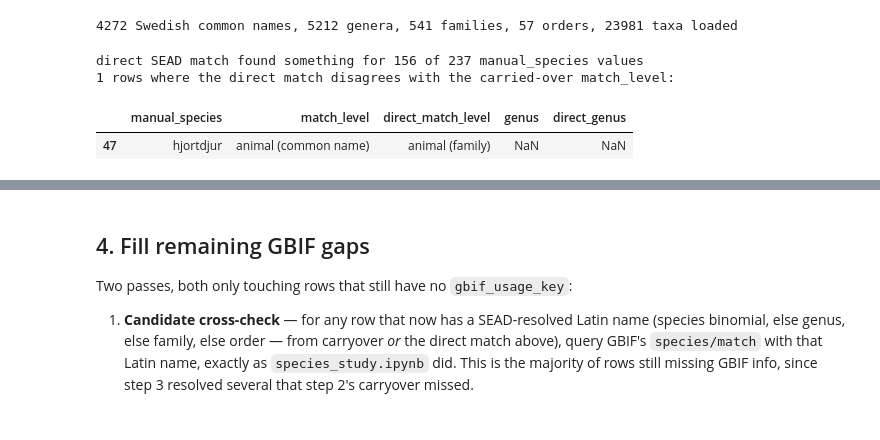
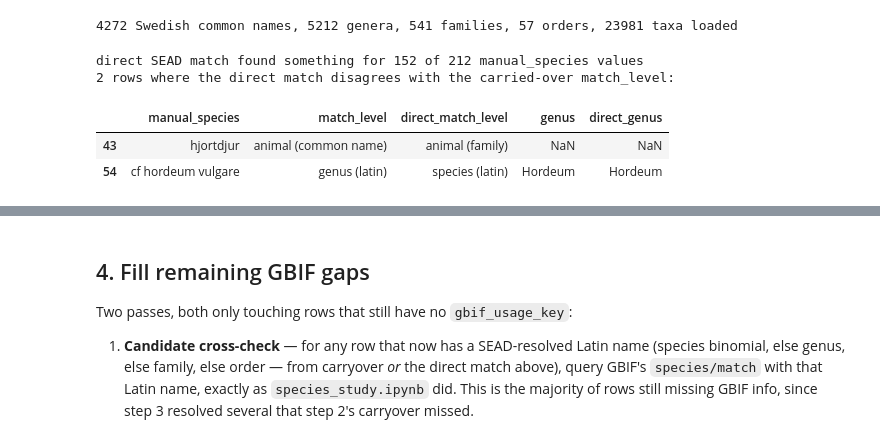
Before and after one commit to Br1CM/sead_strucke_data_cleaning, a Jupyter notebook: notebooks/species_etl.ipynb, the cells around one changed output, grey strips where cells are left out. Drawn from its saved outputs; the diff is of its cells as text; code cells hidden in the pictures.

```diff
--- a/notebooks/species_etl.ipynb
+++ b/notebooks/species_etl.ipynb
@@ -33,6 +33,19 @@ pd.set_option('display.width', None)
 
 OUTPUT_DIR = Path('../output/species')
 OUTPUT_DIR.mkdir(parents=True, exist_ok=True)
+
+# Bump this when a new manual mapping revision arrives (e.g. 'v3', 'v4', ...) - it drives both
+# which input file gets loaded and how this run's outputs are named, so re-running against a new
+# revision never overwrites a previous run's outputs. Earlier runs' outputs are kept alongside,
+# suffixed with their own version (e.g. the first pass, before any revision marker existed, was
+# renamed to the '_v1' files already sitting in OUTPUT_DIR).
+DATA_VERSION = 'v4'
+MANUAL_MAPPING_PATH = Path(f'../data/species_split_counts_in_original_manual_{DATA_VERSION}.csv')
+
+def versioned(filename):
+    # e.g. 'manual_species_count.csv' -> 'manual_species_count_v3.csv'
+    stem, suffix = filename.rsplit('.', 1)
+    return f'{stem}_{DATA_VERSION}.{suffix}'
 # %% [markdown]
 ## 1. Re-derive the manual vocabulary + counts
 
@@ -44,10 +57,10 @@ all) rather than dropping it — it's the count of rows with no species value, s
 `<NA>` row in the old notebook's counts.
 # %%
 manual_map = pd.read_csv(
-    '../data/species_split_counts_in_original_manual.csv',
+    MANUAL_MAPPING_PATH,
     keep_default_na=False,
     na_values=[''],
 )
-print(f'{len(manual_map)} rows loaded')
+print(f'{len(manual_map)} rows loaded from {MANUAL_MAPPING_PATH.name}')
 manual_map.head(10)
 # %% [output]
@@ -362,31 +419,39 @@ def direct_sead_match(value):
 # %%
 def apply_direct_match(manual_species):
     if pd.isna(manual_species):
         return pd.Series(dtype=object)
     result = direct_sead_match(manual_species)
     return pd.Series(result) if result else pd.Series(dtype=object)
 
 direct = manual_species_taxa['manual_species'].apply(apply_direct_match)
 direct = direct.rename(columns={c: f'direct_{c}' for c in direct.columns})
 print(f"direct SEAD match found something for {direct['direct_match_level'].notna().sum() if 'direct_match_level' in direct else 0} "
       f"of {len(manual_species_taxa)} manual_species values")
 
 manual_species_taxa = pd.concat([manual_species_taxa, direct], axis=1)
 
+# Independently of whether a match was found, keep the qualifier-stripped Latin text around (e.g.
+# 'cf triticum vulgare' -> 'triticum vulgare') - step 4 uses this as a richer GBIF candidate than a
+# bare genus name for rows where the specific species wasn't found in SEAD's own tables.
+manual_species_taxa['latin_text'] = manual_species_taxa['manual_species'].apply(
+    lambda v: strip_latin_qualifiers(v.rstrip('?').strip().lower()) if pd.notna(v) else pd.NA
+)
+
 # Where the direct match disagrees with the carried-over match_level, log it for a sanity check,
 # then let the direct match (running against the corrected spelling) win.
 disagreements = manual_species_taxa[
     manual_species_taxa['direct_match_level'].notna()
     & manual_species_taxa['match_level'].notna()
     & (manual_species_taxa['direct_match_level'] != manual_species_taxa['match_level'])
 ]
 print(f'{len(disagreements)} rows where the direct match disagrees with the carried-over match_level:')
 disagreements[['manual_species', 'match_level', 'direct_match_level', 'genus', 'direct_genus']]
 # %% [output]
-direct SEAD match found something for 156 of 237 manual_species values
-1 rows where the direct match disagrees with the carried-over match_level:
+direct SEAD match found something for 152 of 212 manual_species values
+2 rows where the direct match disagrees with the carried-over match_level:
 |  | manual_species | match_level | direct_match_level | genus | direct_genus |
-| 47 | hjortdjur | animal (common name) | animal (family) | NaN | NaN |
+| 43 | hjortdjur | animal (common name) | animal (family) | NaN | NaN |
+| 54 | cf hordeum vulgare | genus (latin) | species (latin) | Hordeum | Hordeum |
 # %%
 # The direct match (on the corrected spelling) wins over whatever step 2 carried from the old,
 # typo-riddled tokens whenever it found something.
```
Also changed, not shown: parts of 14 cells of this notebook, 4 other files.
